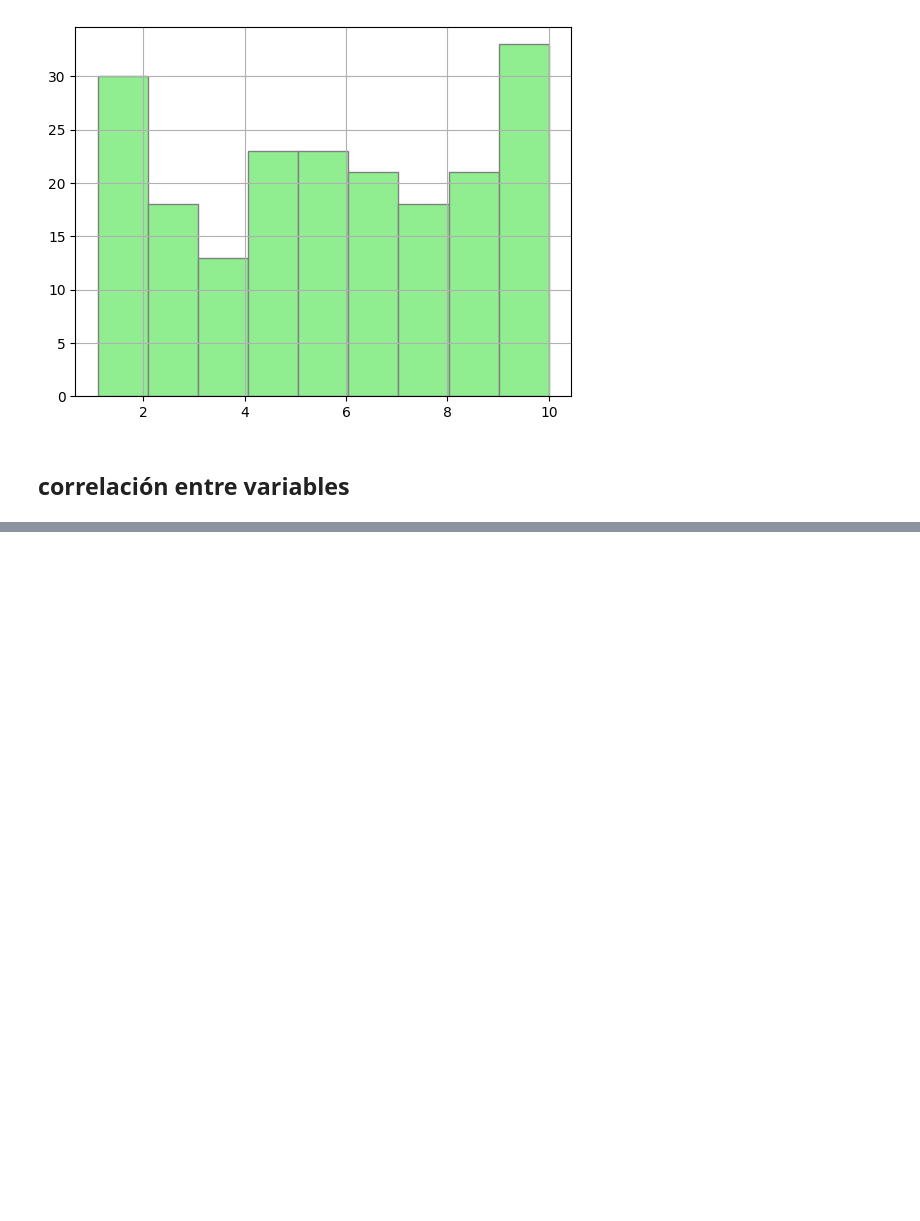
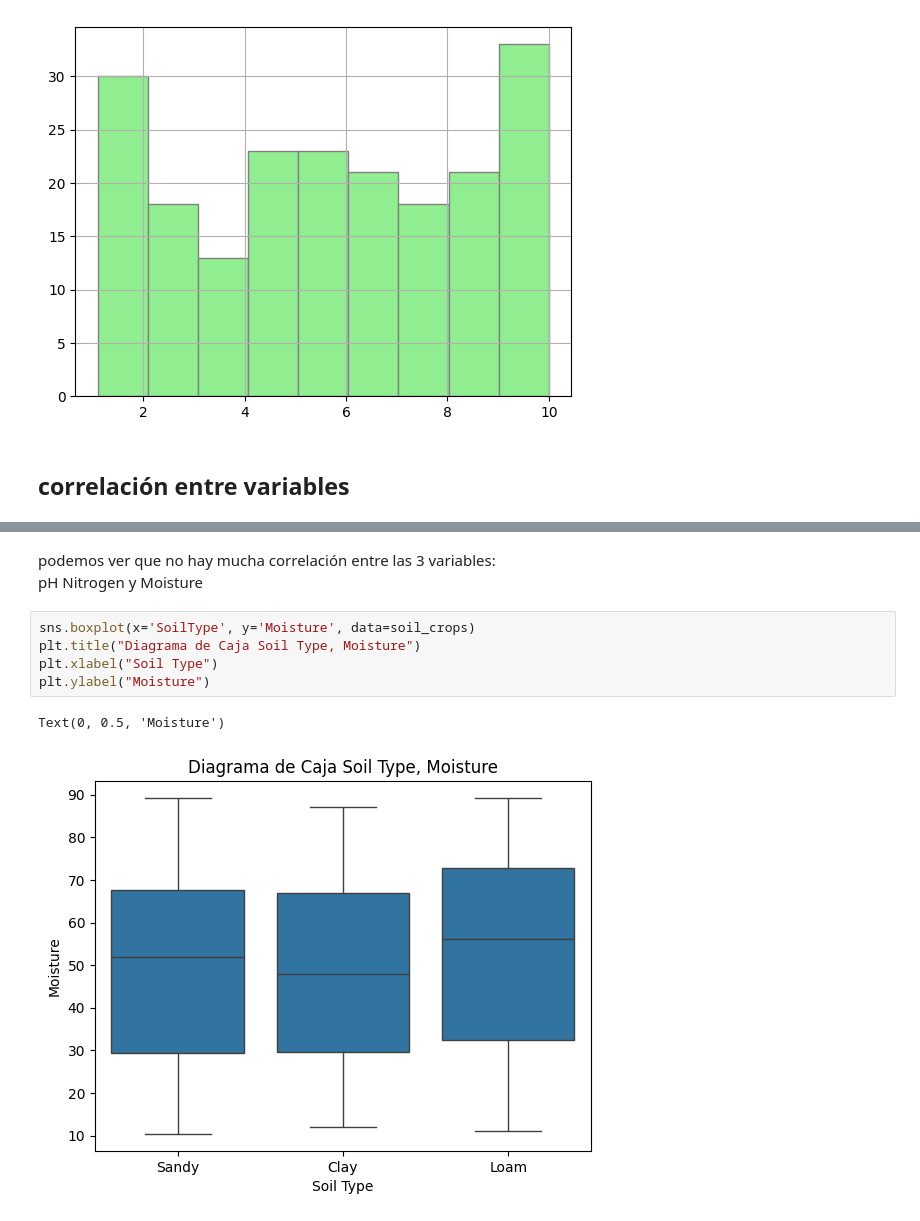
Before and after one commit to amnzmj/analisis-de-datos, a Jupyter notebook: tercer parcial/Crop Classification Based on Soil Type.ipynb, the cells around one changed output, grey strips where cells are left out. Saved outputs shown, nothing was run; the diff lists cells and outputs as text; blank space fills up the shorter version.

```diff
--- a/tercer parcial/Crop Classification Based on Soil Type.ipynb
+++ b/tercer parcial/Crop Classification Based on Soil Type.ipynb
@@ -126,0 +142,11 @@ soil_crops['Nitrogen'].hist(bins=9, color='lightgreen', edgecolor='gray')
+# %% [markdown]
+podemos ver que no hay mucha correlación entre las 3 variables:
+pH Nitrogen y Moisture
+# %%
+sns.boxplot(x='SoilType', y='Moisture', data=soil_crops)
+plt.title("Diagrama de Caja Soil Type, Moisture")
+plt.xlabel("Soil Type")
+plt.ylabel("Moisture")
+# %% [output]
+Text(0, 0.5, 'Moisture')
+[figure, added]
```
Also changed, not shown: parts of 8 cells of this notebook.
